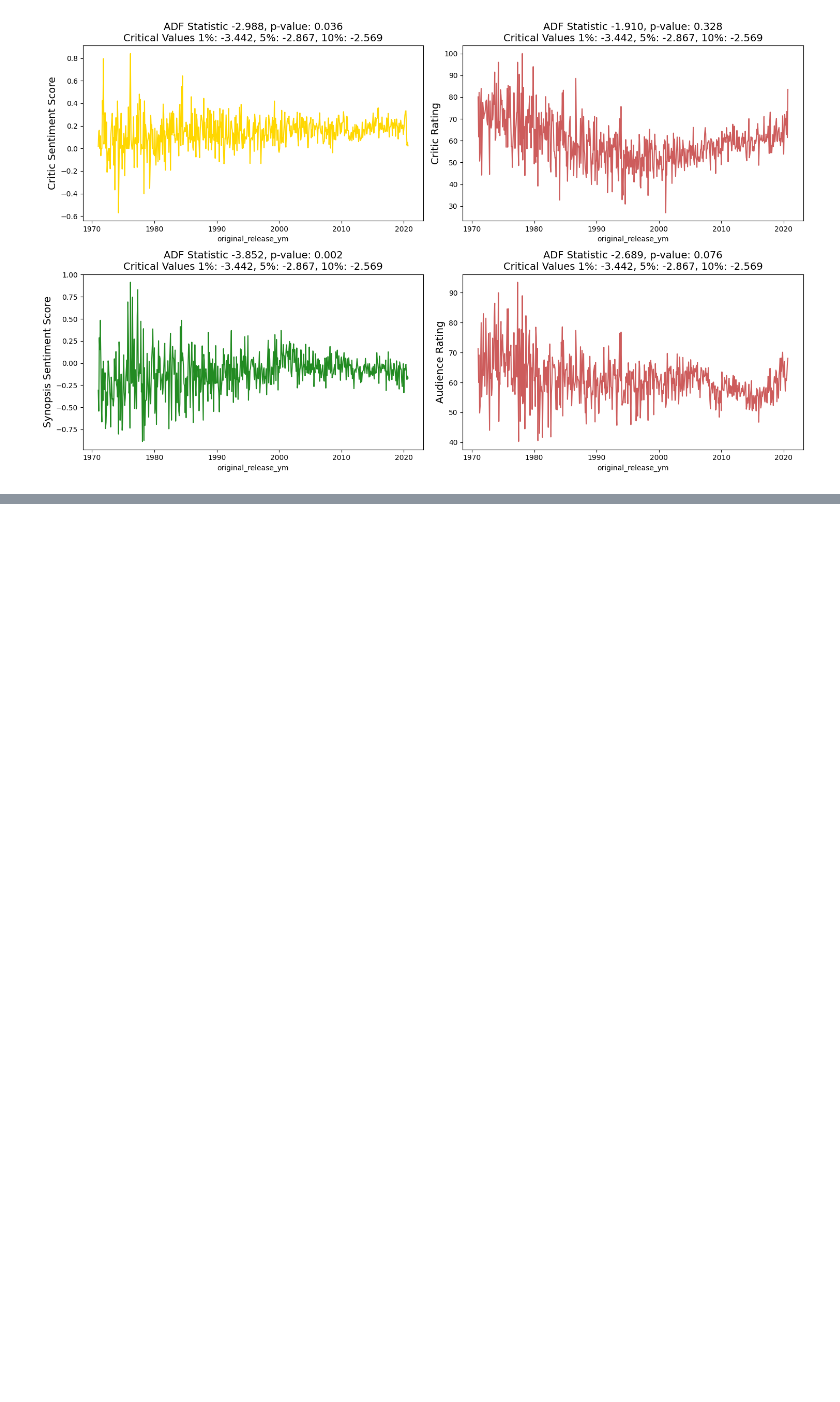
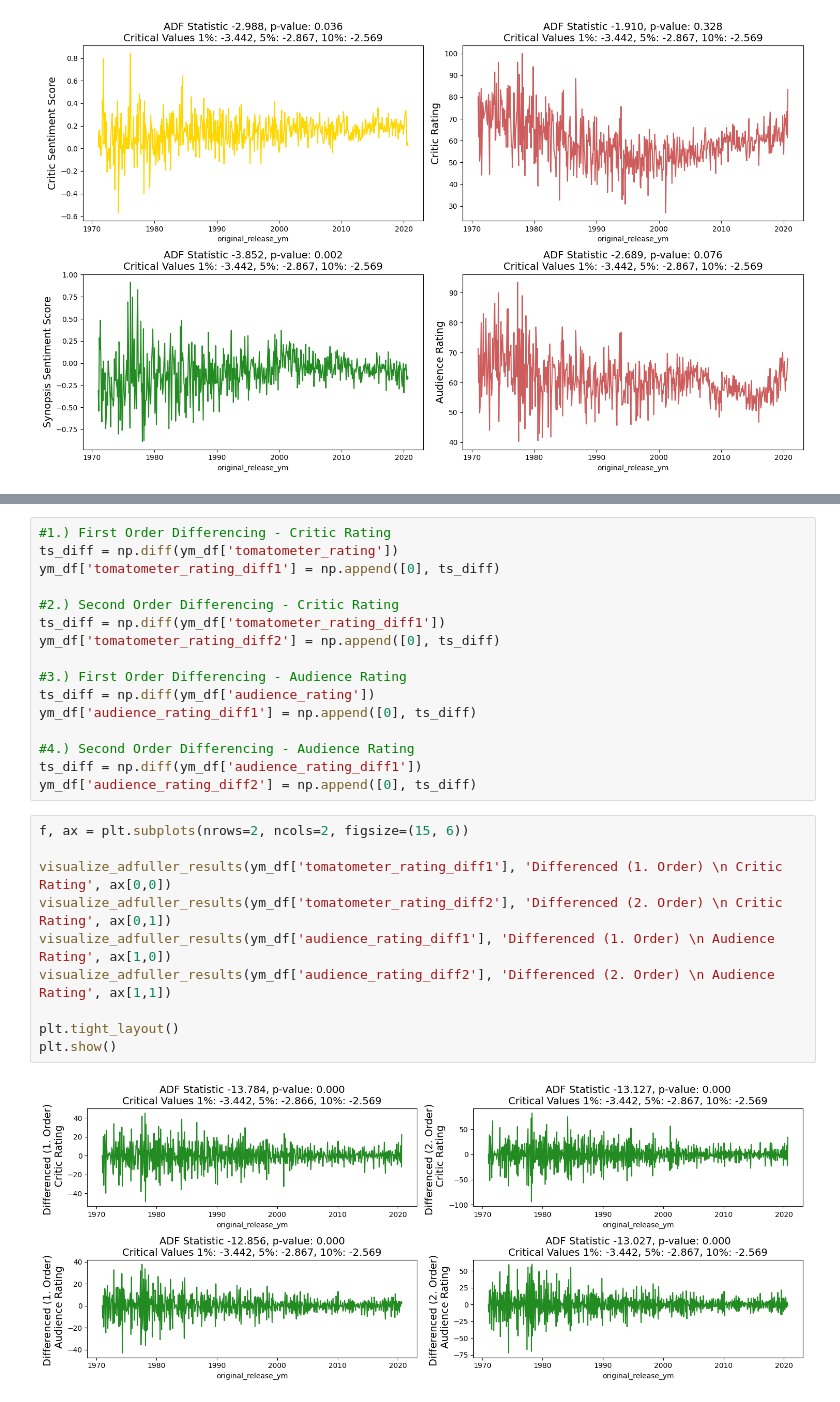
Before and after one commit to statzenthusiast921/rotten-tomatoes-analysis, a Jupyter notebook: notebooks/RT Time Series Forecast 02.05.23.ipynb, the cells around one changed output, grey strips where cells are left out. Cells and saved outputs as stored; diff of their text form; blank space fills up the shorter version.

```diff
--- a/notebooks/RT Time Series Forecast 02.05.23.ipynb
+++ b/notebooks/RT Time Series Forecast 02.05.23.ipynb
@@ -463,0 +506,28 @@ plt.show()
+# %%
+#1.) First Order Differencing - Critic Rating
+ts_diff = np.diff(ym_df['tomatometer_rating'])
+ym_df['tomatometer_rating_diff1'] = np.append([0], ts_diff)
+
+#2.) Second Order Differencing - Critic Rating
+ts_diff = np.diff(ym_df['tomatometer_rating_diff1'])
+ym_df['tomatometer_rating_diff2'] = np.append([0], ts_diff)
+
+#3.) First Order Differencing - Audience Rating
+ts_diff = np.diff(ym_df['audience_rating'])
+ym_df['audience_rating_diff1'] = np.append([0], ts_diff)
+
+#4.) Second Order Differencing - Audience Rating
+ts_diff = np.diff(ym_df['audience_rating_diff1'])
+ym_df['audience_rating_diff2'] = np.append([0], ts_diff)
+# %%
+f, ax = plt.subplots(nrows=2, ncols=2, figsize=(15, 6))
+
+visualize_adfuller_results(ym_df['tomatometer_rating_diff1'], 'Differenced (1. Order) \n Critic Rating', ax[0,0])
+visualize_adfuller_results(ym_df['tomatometer_rating_diff2'], 'Differenced (2. Order) \n Critic Rating', ax[0,1])
+visualize_adfuller_results(ym_df['audience_rating_diff1'], 'Differenced (1. Order) \n Audience Rating', ax[1,0])
+visualize_adfuller_results(ym_df['audience_rating_diff2'], 'Differenced (2. Order) \n Audience Rating', ax[1,1])
+
+plt.tight_layout()
+plt.show()
+# %% [output]
+[figure, added]
```
Also changed, not shown: parts of 6 cells of this notebook.
